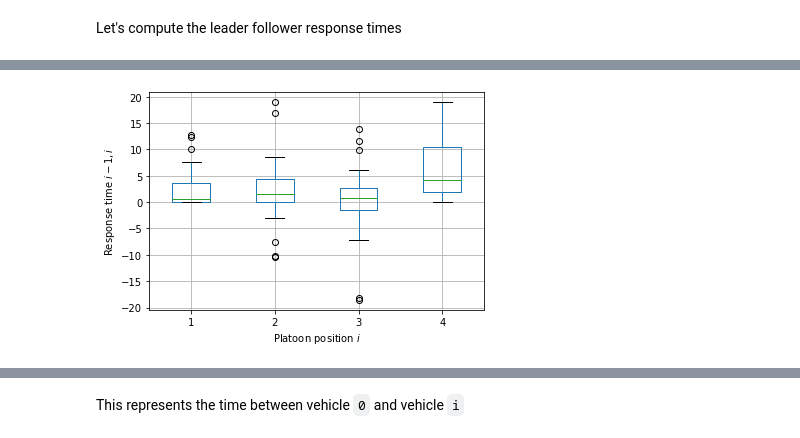
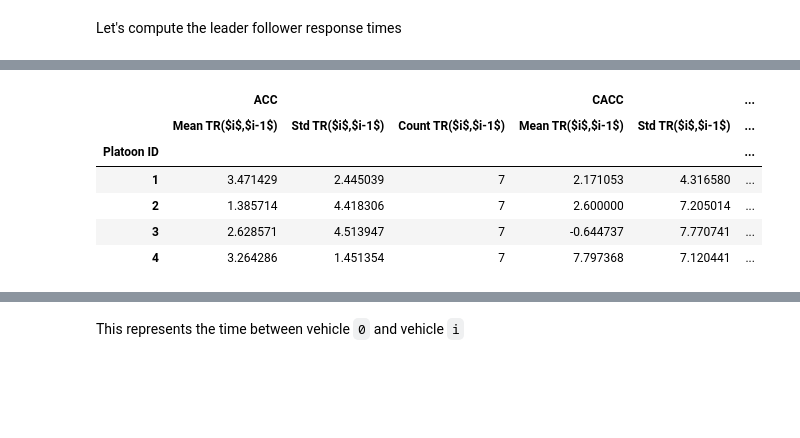
Before and after one commit to licit-lab/vrt_analysis, a Jupyter notebook: PoCEDA.ipynb, the cells around one changed output, grey strips where cells are left out. Cells and saved outputs as stored; diff of their text form; code cells hidden in the pictures; blank space fills up the shorter version.

```diff
--- a/PoCEDA.ipynb
+++ b/PoCEDA.ipynb
@@ -180,6 +192,0 @@ rtlf.head()
-# %%
-a = rtlf.boxplot();
-a.set_xlabel('Platoon position $i$');
-a.set_ylabel('Response time $i-1,i$');
-# %% [output]
-[figure, removed]
@@ -188,0 +193,14 @@ rt0f = pd.concat(rt0f)
+# %%
+summary_ACC = summary_stats(rtlf_acc)
+summary_CACC = summary_stats(rtlf_cacc)
+
+total_summary = pd.concat([summary_ACC,summary_CACC],keys = ['ACC','CACC'],axis=1)
+total_summary
+# %% [output]
+|  | ACC |  |  | CACC |  | ... |
+|  | Mean TR($i$,$i-1$) | Std TR($i$,$i-1$) | Count TR($i$,$i-1$) | Mean TR($i$,$i-1$) | Std TR($i$,$i-1$) | ... |
+| Platoon ID |  |  |  |  |  | ... |
+| 1 | 3.471429 | 2.445039 | 7 | 2.171053 | 4.316580 | ... |
+| 2 | 1.385714 | 4.418306 | 7 | 2.600000 | 7.205014 | ... |
+| 3 | 2.628571 | 4.513947 | 7 | -0.644737 | 7.770741 | ... |
+| 4 | 3.264286 | 1.451354 | 7 | 7.797368 | 7.120441 | ... |
```
Also changed, not shown: parts of 21 cells of this notebook, 13 other files.
